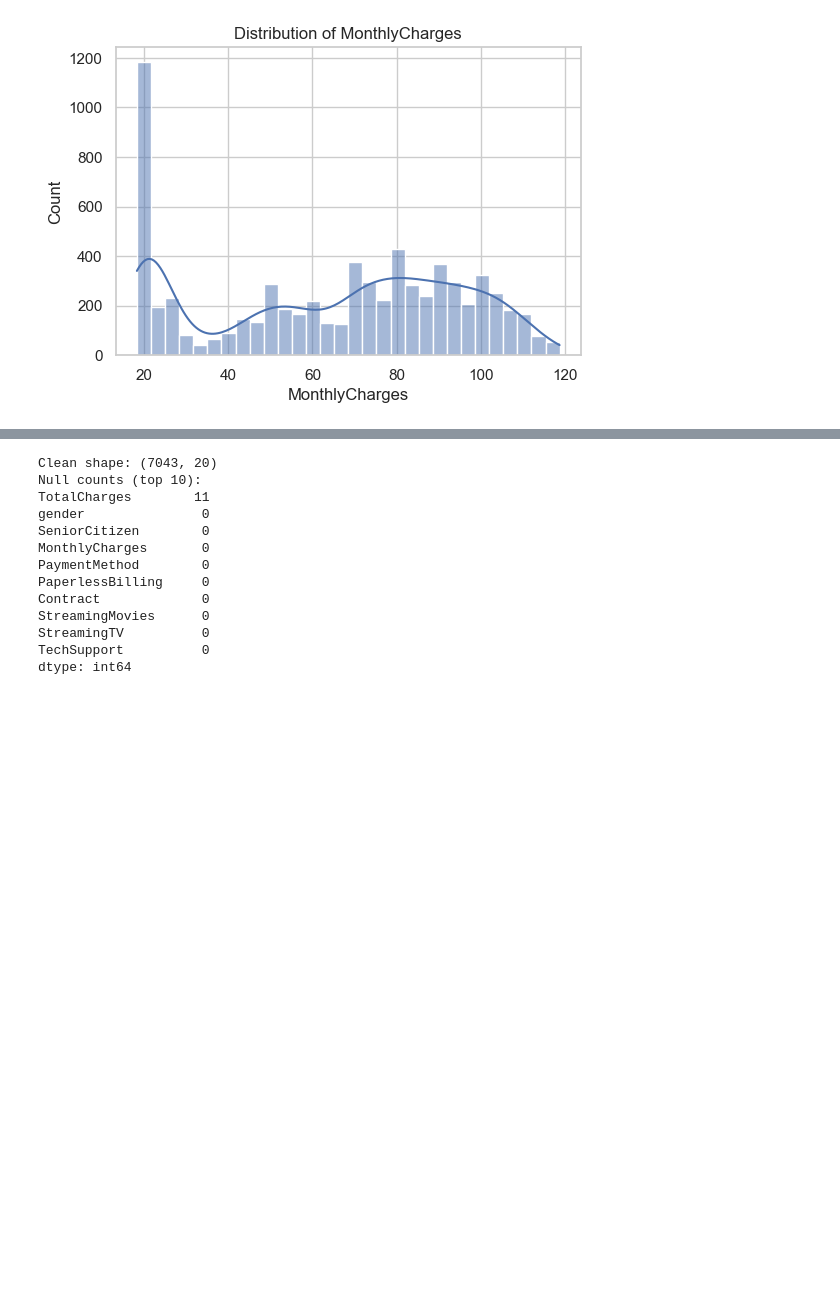
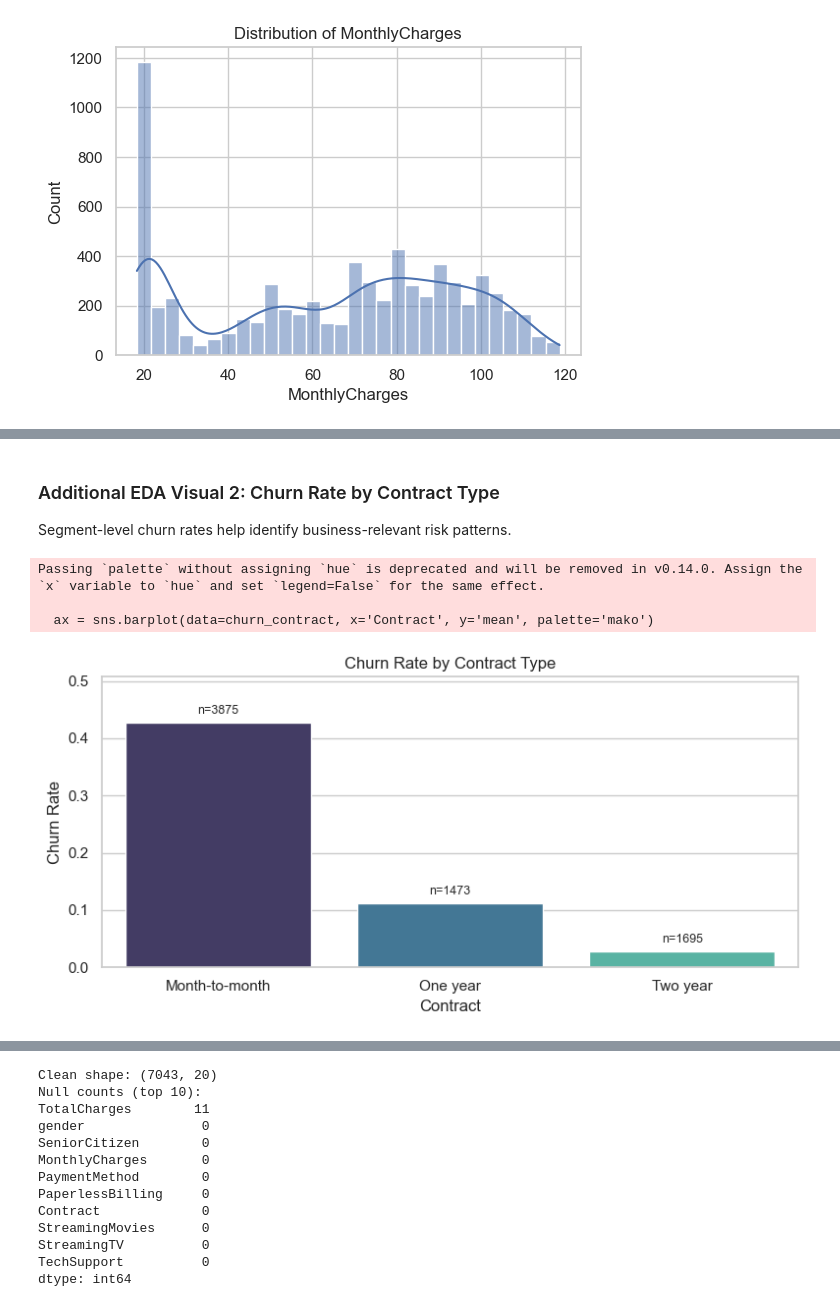
Before and after one commit to liqiangchen0606-rgb/Predictive, a Jupyter notebook: MSIN0097_Individual.ipynb, the cells around one changed output, grey strips where cells are left out. Saved outputs shown, nothing was run; the diff lists cells and outputs as text; code cells hidden in the pictures; blank space fills up the shorter version.

```diff
--- a/MSIN0097_Individual.ipynb
+++ b/MSIN0097_Individual.ipynb
@@ -127,0 +197,31 @@ for col in numeric_cols_preview:
+# %% [markdown]
+### Additional EDA Visual 2: Churn Rate by Contract Type
+Segment-level churn rates help identify business-relevant risk patterns.
+# %%
+# Cell 9: Plot churn rate by contract category
+
+# Visual 2: Churn rate by contract type (if available)
+if 'Contract' in df_raw.columns and 'Churn' in df_raw.columns:
+    churn_contract = (
+        df_raw.assign(ChurnNum=df_raw['Churn'].astype(str).str.strip().str.lower().map({'yes':1,'no':0}))
+        .groupby('Contract', dropna=False)['ChurnNum']
+        .agg(['mean', 'count'])
+        .reset_index()
+        .sort_values('mean', ascending=False)
+    )
+    plt.figure(figsize=(8, 4))
+    ax = sns.barplot(data=churn_contract, x='Contract', y='mean', palette='mako')
+    for i, row in churn_contract.reset_index(drop=True).iterrows():
+        ax.text(i, row['mean'] + 0.01, f"n={int(row['count'])}", ha='center', va='bottom', fontsize=9)
+    plt.ylabel('Churn Rate')
+    plt.ylim(0, min(1.0, churn_contract['mean'].max() + 0.08))
+    plt.title('Churn Rate by Contract Type')
+    plt.tight_layout()
+    plt.show()
+else:
+    print("Columns 'Contract' or 'Churn' not found; skipped visual.")
+# %% [output]
+Passing `palette` without assigning `hue` is deprecated and will be removed in v0.14.0. Assign the `x` variable to `hue` and set `legend=False` for the same effect.
+
+  ax = sns.barplot(data=churn_contract, x='Contract', y='mean', palette='mako')
+[figure, added]
```
Also changed, not shown: parts of 37 cells of this notebook, 24 other files.
